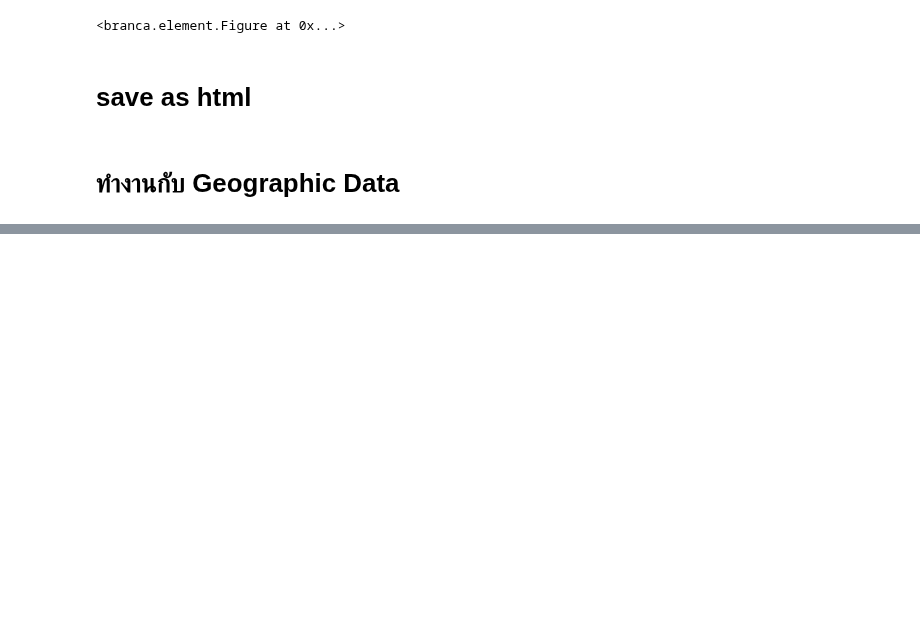
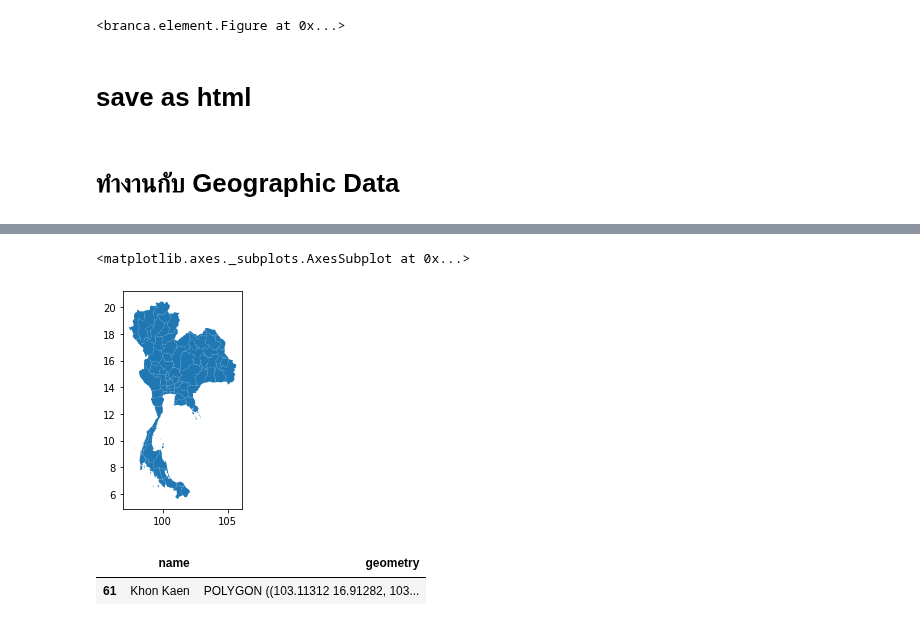
Before and after one commit to kittimaxz/data_viz_2022, a Jupyter notebook: Visualize_Map.ipynb, the cells around one changed output, grey strips where cells are left out. Cells and saved outputs as stored; diff of their text form; code cells hidden in the pictures; blank space fills up the shorter version.

```diff
--- a/Visualize_Map.ipynb
+++ b/Visualize_Map.ipynb
@@ -99,0 +103,3 @@ import pandas as pd
+# %%
+th_geojson=geopandas.read_file('/content/drive/MyDrive/dataviz_2021_data/thai.json') # ถ้าเชื่อมไม่ได้ให้ไปกดเชื่อม drive ตรงรูปแฟ้มข้างซ้ายก่อน
+th_geojson.head()
@@ -99,0 +129,10 @@ import pandas as pd
+# %%
+th_geojson.plot()
+# %% [output]
+<matplotlib.axes._subplots.AxesSubplot at 0x...>
+[figure, added]
+# %%
+th_geojson[th_geojson['name']=='Khon Kaen']
+# %% [output]
+|  | name | geometry |
+| 61 | Khon Kaen | POLYGON ((103.11312 16.91282, 103... |
```
Also changed, not shown: parts of 12 cells of this notebook.
